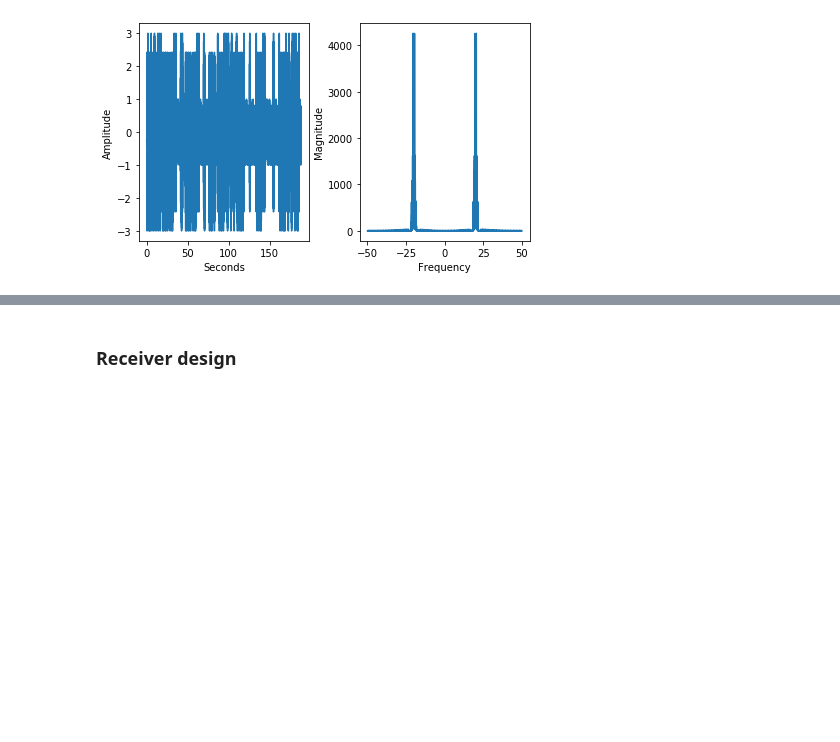
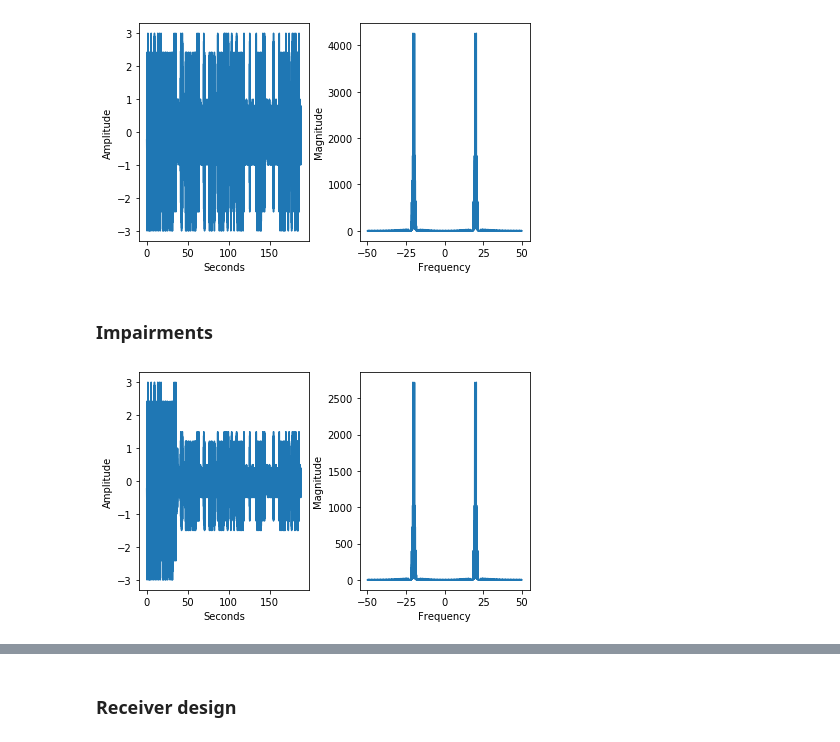
Before and after one commit to mohantyk/srd, a Jupyter notebook: Chap9.ipynb, the cells around one changed output, grey strips where cells are left out. Saved outputs shown, nothing was run; the diff lists cells and outputs as text; code cells hidden in the pictures; blank space fills up the shorter version.

```diff
--- a/Chap9.ipynb
+++ b/Chap9.ipynb
@@ -40,6 +45,7 @@ symbols[:5]
 # %%
 # Pulse shaping with a hamming pulse
 analog_waveform = pulse_shaped(symbols, M)
+Ts = 1/M
 plotspec(analog_waveform, 1/M);
 # %% [output]
 [figure]
@@ -48,3 +54,11 @@ t, transmitted = modulate(analog_waveform, fc, 1/M)
 plotspec(transmitted, 1/M);
 # %% [output]
 [figure]
+# %% [markdown]
+### Impairments
+# %%
+# Fading
+faded = time_varying_fading_channel(transmitted)
+plotspec(faded, Ts);
+# %% [output]
+[figure, added]
```
Also changed, not shown: parts of 12 cells of this notebook, 1 other file.
